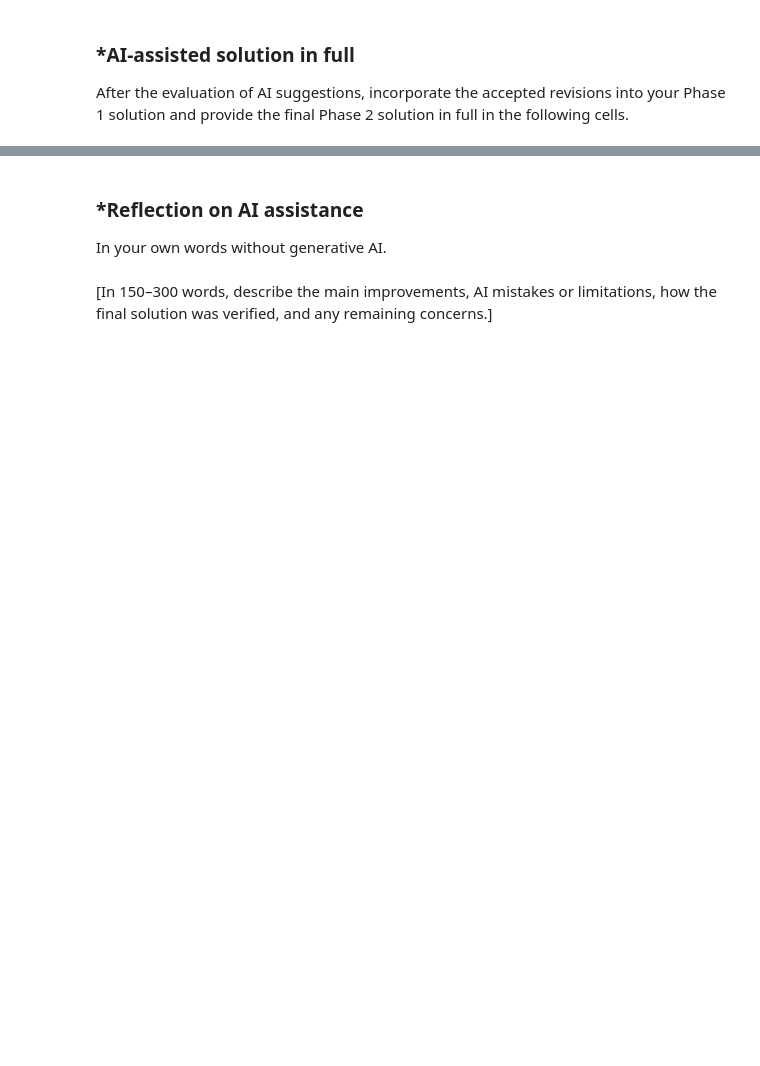
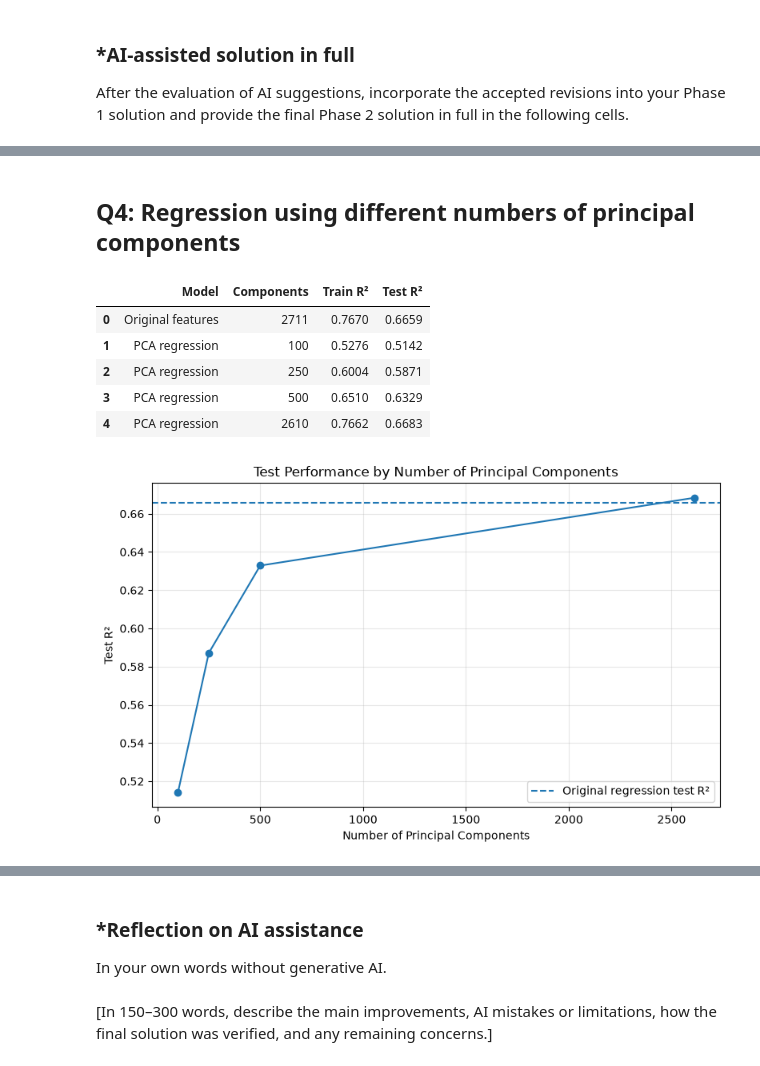
Before and after one commit to zoedelblum/A05-pca, a Jupyter notebook: notebook.ipynb, the cells around one changed output, grey strips where cells are left out. Drawn from its saved outputs; the diff is of its cells as text; code cells hidden in the pictures; blank space fills up the shorter version.

```diff
--- a/notebook.ipynb
+++ b/notebook.ipynb
@@ -230,0 +480,70 @@ After the evaluation of AI suggestions, incorporate the accepted revisions into
+# %% [markdown]
+## Q4: Regression using different numbers of principal components
+# %%
+component_counts = [100, 250, 500, 2610]
+
+pca = PCA(n_components=max(component_counts))
+Z_train_all = pca.fit_transform(X_train)
+Z_test_all = pca.transform(X_test)
+
+results = []
+
+results.append({
+    "Model": "Original features",
+    "Components": X_train.shape[1],
+    "Train R²": train_r2_original,
+    "Test R²": test_r2_original
+})
+
+for n_comp in component_counts:
+    lm_pca = LinearRegression()
+
+    Z_train = Z_train_all[:, :n_comp]
+    Z_test = Z_test_all[:, :n_comp]
+
+    lm_pca.fit(Z_train, y_train)
+
+    results.append({
+        "Model": "PCA regression",
+        "Components": n_comp,
+        "Train R²": lm_pca.score(Z_train, y_train),
+        "Test R²": lm_pca.score(Z_test, y_test)
+    })
+
+results_df = pd.DataFrame(results)
+
+display(
+    results_df.style.format({
+        "Train R²": "{:.4f}",
+        "Test R²": "{:.4f}"
+    })
+)
+
+pca_results = results_df[results_df["Model"] == "PCA regression"]
+
+plt.figure(figsize=(8, 5))
+plt.plot(
+    pca_results["Components"],
+    pca_results["Test R²"],
+    marker="o"
+)
+plt.axhline(
+    test_r2_original,
+    linestyle="--",
+    label="Original regression test R²"
+)
+plt.xlabel("Number of Principal Components")
+plt.ylabel("Test R²")
+plt.title("Test Performance by Number of Principal Components")
+plt.legend()
+plt.grid(True, alpha=0.3)
+plt.tight_layout()
+plt.show()
+# %% [output]
+|  | Model | Components | Train R² | Test R² |
+| 0 | Original features | 2711 | 0.7670 | 0.6659 |
+| 1 | PCA regression | 100 | 0.5276 | 0.5142 |
+| 2 | PCA regression | 250 | 0.6004 | 0.5871 |
+| 3 | PCA regression | 500 | 0.6510 | 0.6329 |
+| 4 | PCA regression | 2610 | 0.7662 | 0.6683 |
+[figure, added]
```
Also changed, not shown: parts of 23 cells of this notebook.
